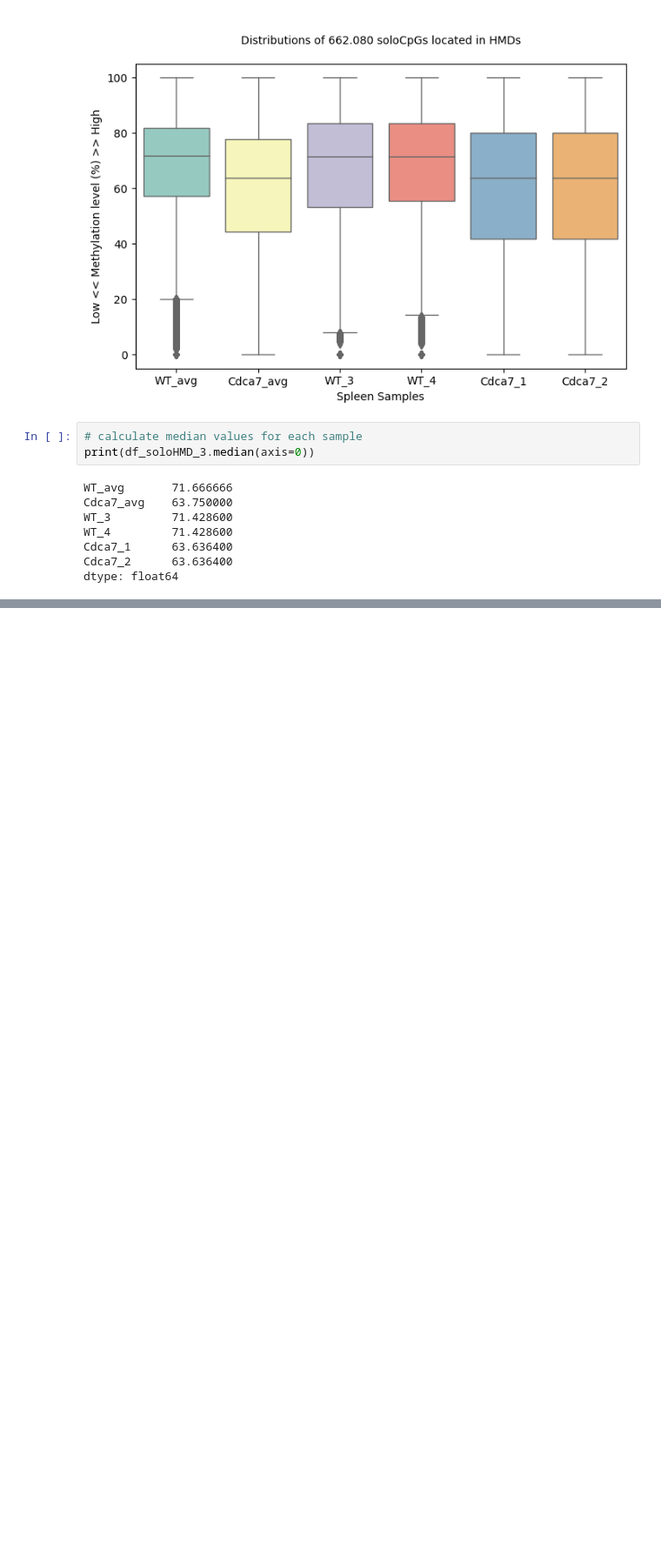
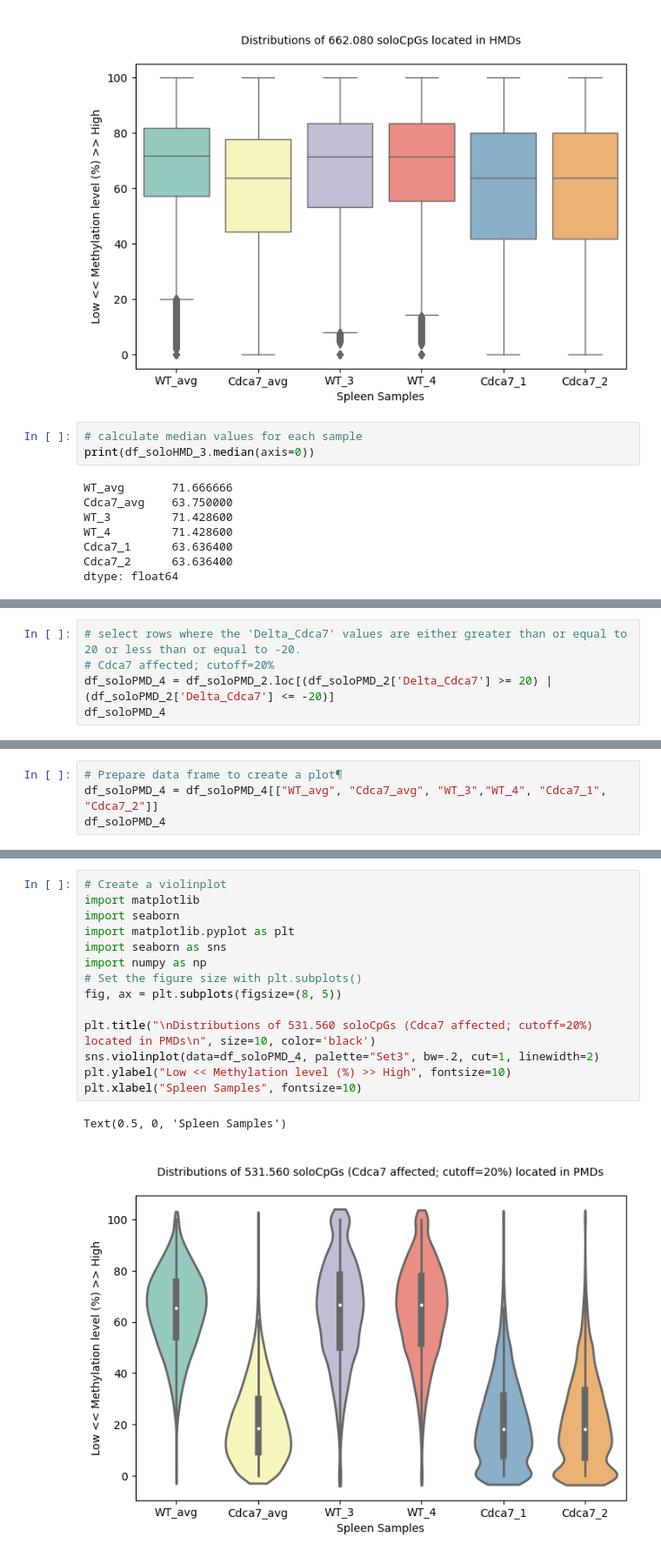
Before and after one commit to srkndgn/WGBS_spleen_soloCpGs, a Jupyter notebook: wgbs-spleen-solocpgs.ipynb, the cells around one changed output, grey strips where cells are left out. Shown at 87% size. Drawn from its saved outputs; the diff is of its cells as text; blank space fills up the shorter version.

Commit message:
Cdca7 affected; cutoff=20% was added to the end

```diff
--- a/wgbs-spleen-solocpgs.ipynb
+++ b/wgbs-spleen-solocpgs.ipynb
@@ -331,0 +384,5 @@ dtype: float64
+# %%
+# select rows where the 'Delta_Cdca7' values are either greater than or equal to 20 or less than or equal to -20.
+# Cdca7 affected; cutoff=20%
+df_soloPMD_4 = df_soloPMD_2.loc[(df_soloPMD_2['Delta_Cdca7'] >= 20) | (df_soloPMD_2['Delta_Cdca7'] <= -20)]
+df_soloPMD_4
@@ -331,0 +403,4 @@ dtype: float64
+# %%
+# Prepare data frame to create a plot¶
+df_soloPMD_4 = df_soloPMD_4[["WT_avg", "Cdca7_avg", "WT_3","WT_4", "Cdca7_1", "Cdca7_2"]]
+df_soloPMD_4
@@ -331,0 +421,17 @@ dtype: float64
+# %%
+# Create a violinplot
+import matplotlib
+import seaborn
+import matplotlib.pyplot as plt
+import seaborn as sns
+import numpy as np
+# Set the figure size with plt.subplots()
+fig, ax = plt.subplots(figsize=(8, 5))
+
+plt.title("\nDistributions of 531.560 soloCpGs (Cdca7 affected; cutoff=20%) located in PMDs\n", size=10, color='black')
+sns.violinplot(data=df_soloPMD_4, palette="Set3", bw=.2, cut=1, linewidth=2)
+plt.ylabel("Low << Methylation level (%) >> High", fontsize=10)
+plt.xlabel("Spleen Samples", fontsize=10)
+# %% [output]
+Text(0.5, 0, 'Spleen Samples')
+[figure, added]
```
Also changed, not shown: parts of 13 cells of this notebook.
